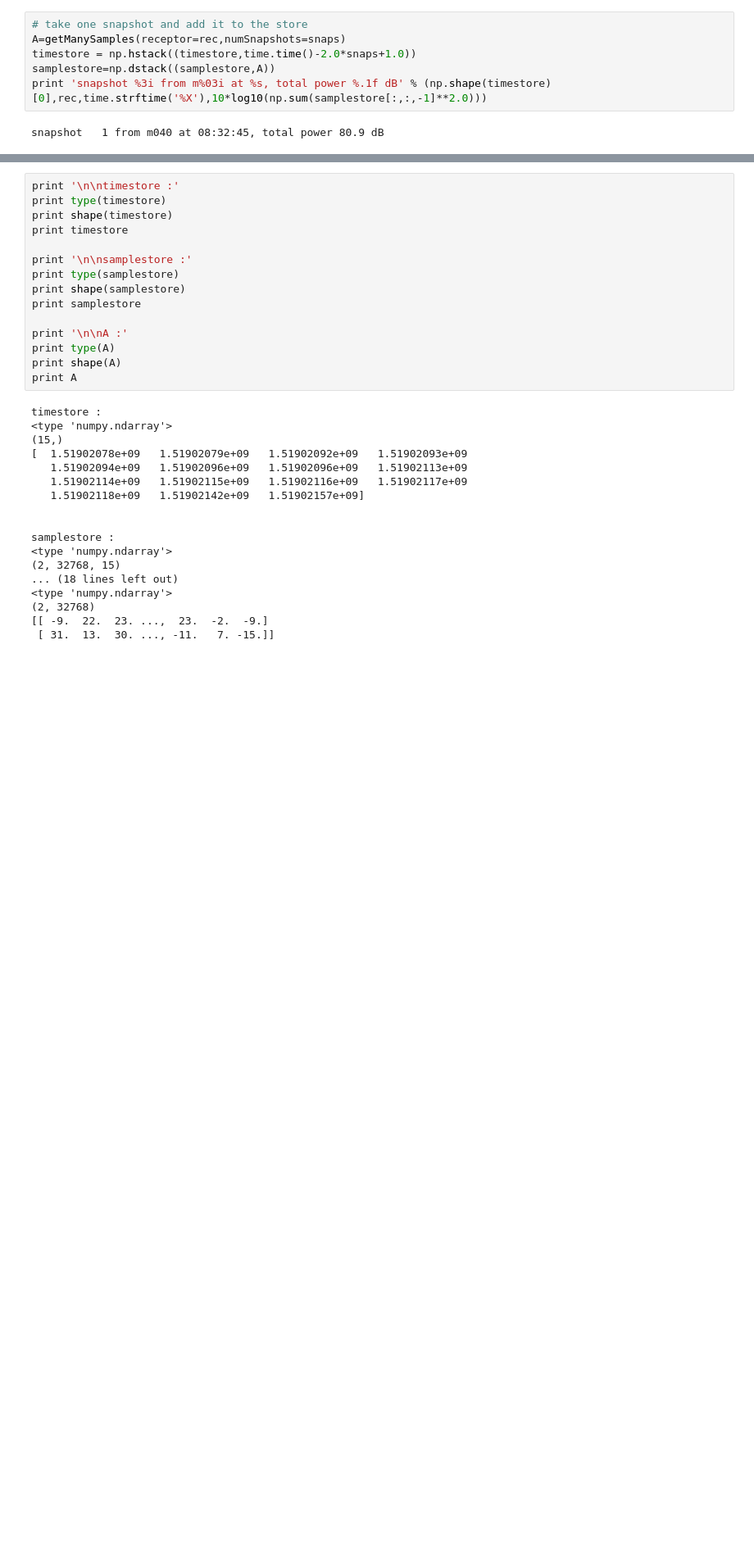
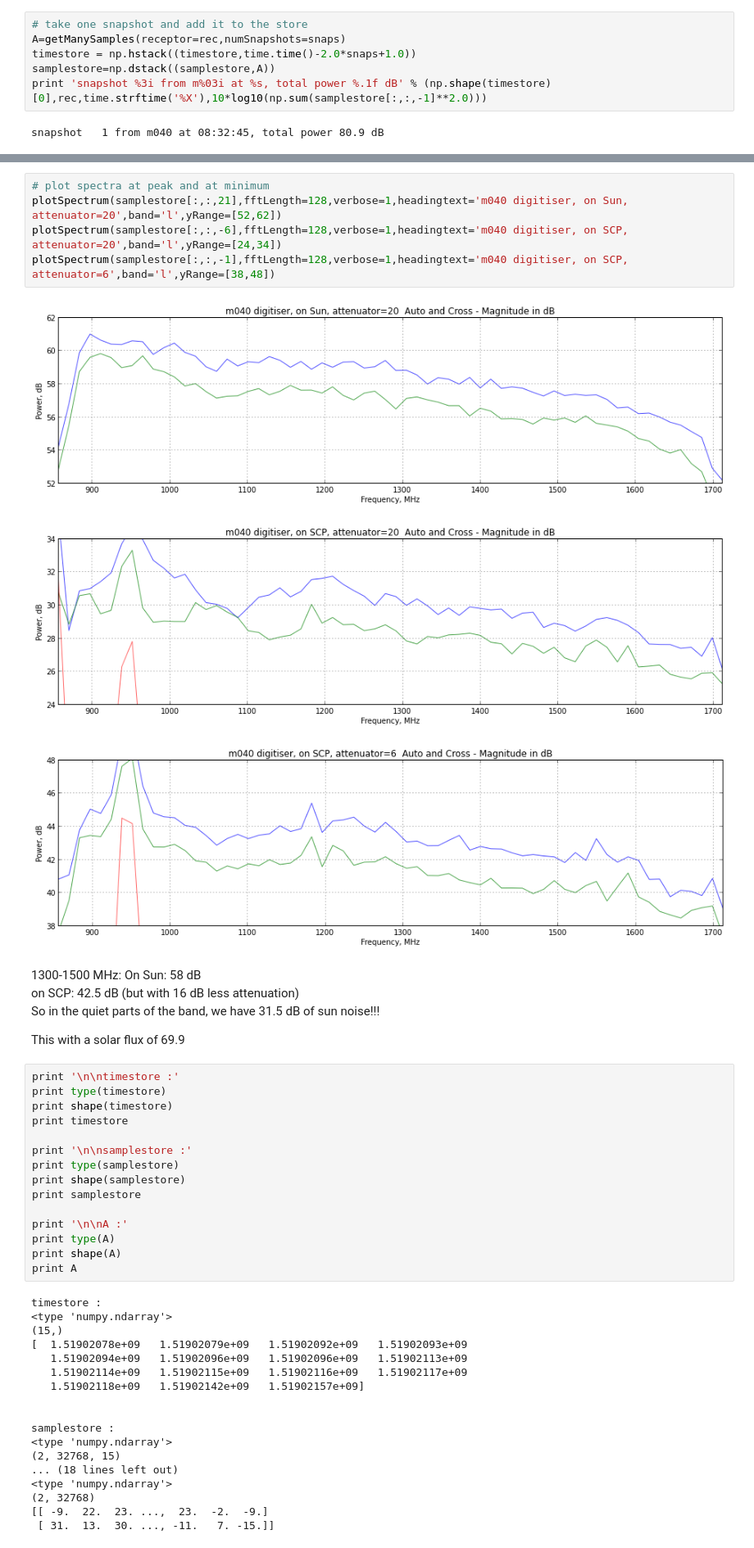
Before and after one commit to thomasska/ipython-notebooks, a Jupyter notebook: ADC snapshots Feb2018 Sun Noise Plotter.ipynb, the cells around one changed output, grey strips where cells are left out. Shown at 82% size. Saved outputs shown, nothing was run; the diff lists cells and outputs as text; blank space fills up the shorter version.

Commit message:
added cold sky measurement with correct attenuator setting

```diff
--- a/ADC snapshots Feb2018 Sun Noise Plotter.ipynb
+++ b/ADC snapshots Feb2018 Sun Noise Plotter.ipynb
@@ -92,3 +81,19 @@ ylabel('Total power, dB');  xlabel('time after start, s')
+# %%
+# plot spectra at peak and at minimum
+plotSpectrum(samplestore[:,:,21],fftLength=128,verbose=1,headingtext='m040 digitiser, on Sun, attenuator=20',band='l',yRange=[52,62])
+plotSpectrum(samplestore[:,:,-6],fftLength=128,verbose=1,headingtext='m040 digitiser, on SCP, attenuator=20',band='l',yRange=[24,34])
+plotSpectrum(samplestore[:,:,-1],fftLength=128,verbose=1,headingtext='m040 digitiser, on SCP, attenuator=6',band='l',yRange=[38,48])
+# %% [output]
+[figure, added]
+[figure, added]
+[figure, added]
+# %% [markdown]
+1300-1500 MHz:
+On Sun: 58 dB
+on SCP: 42.5 dB   (but with 16 dB less attenuation)
+So in the quiet parts of the band, we have 31.5 dB of sun noise!!!
+
+This with a solar flux of 69.9
 # %%
 print '\n\ntimestore :'
 print type(timestore)
```
Also changed, not shown: parts of 4 cells of this notebook.
